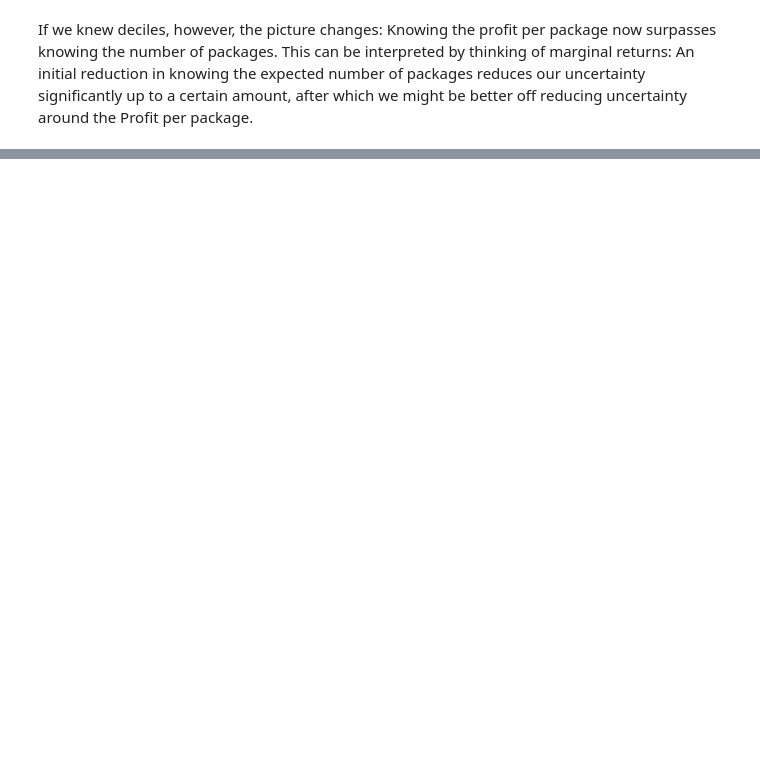
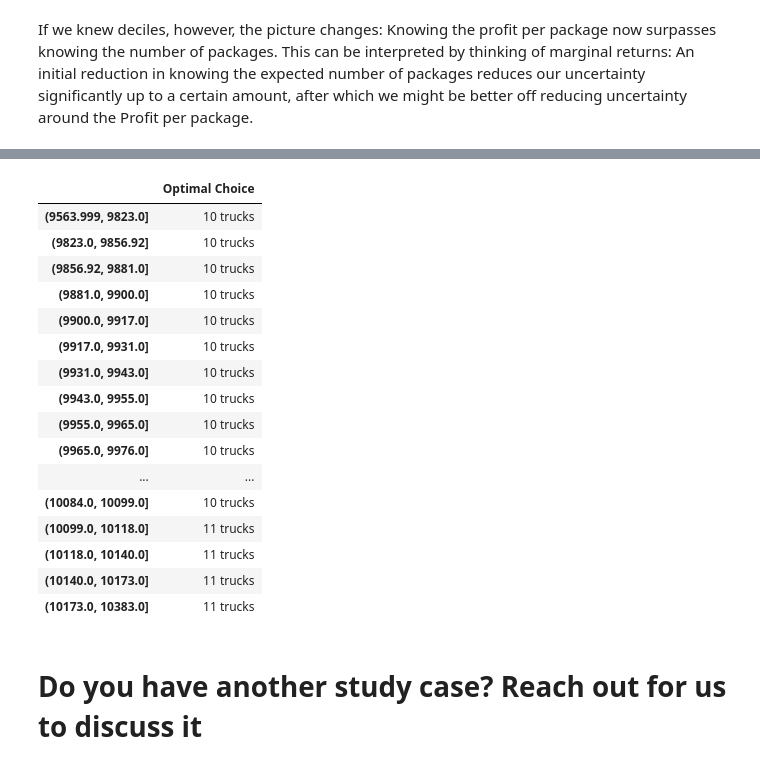
Before and after one commit to migueltorrescosta/notebooks, a Jupyter notebook: ExpectedOpportunityLoss.ipynb, the cells around one changed output, grey strips where cells are left out. Cells and saved outputs as stored; diff of their text form; code cells hidden in the pictures; blank space fills up the shorter version.

```diff
--- a/ExpectedOpportunityLoss.ipynb
+++ b/ExpectedOpportunityLoss.ipynb
@@ -221,0 +248,22 @@ If we knew deciles, however, the picture changes: Knowing the profit per package
+# %%
+distribution_center_analysis.get_optimal_choice_per_group(random_input="Number of Packages", bins=25)
+# %% [output]
+|  | Optimal Choice |
+| (9563.999, 9823.0] | 10 trucks |
+| (9823.0, 9856.92] | 10 trucks |
+| (9856.92, 9881.0] | 10 trucks |
+| (9881.0, 9900.0] | 10 trucks |
+| (9900.0, 9917.0] | 10 trucks |
+| (9917.0, 9931.0] | 10 trucks |
+| (9931.0, 9943.0] | 10 trucks |
+| (9943.0, 9955.0] | 10 trucks |
+| (9955.0, 9965.0] | 10 trucks |
+| (9965.0, 9976.0] | 10 trucks |
+| ... | ... |
+| (10084.0, 10099.0] | 10 trucks |
+| (10099.0, 10118.0] | 11 trucks |
+| (10118.0, 10140.0] | 11 trucks |
+| (10140.0, 10173.0] | 11 trucks |
+| (10173.0, 10383.0] | 11 trucks |
+# %% [markdown]
+# Do you have another study case? Reach out for us to discuss it
```
Also changed, not shown: parts of 12 cells of this notebook.
